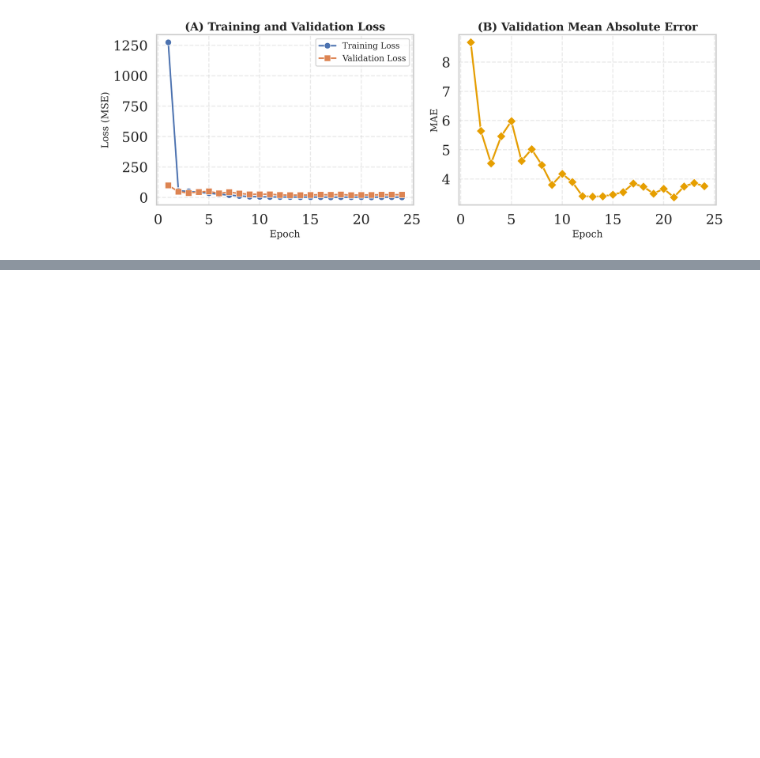
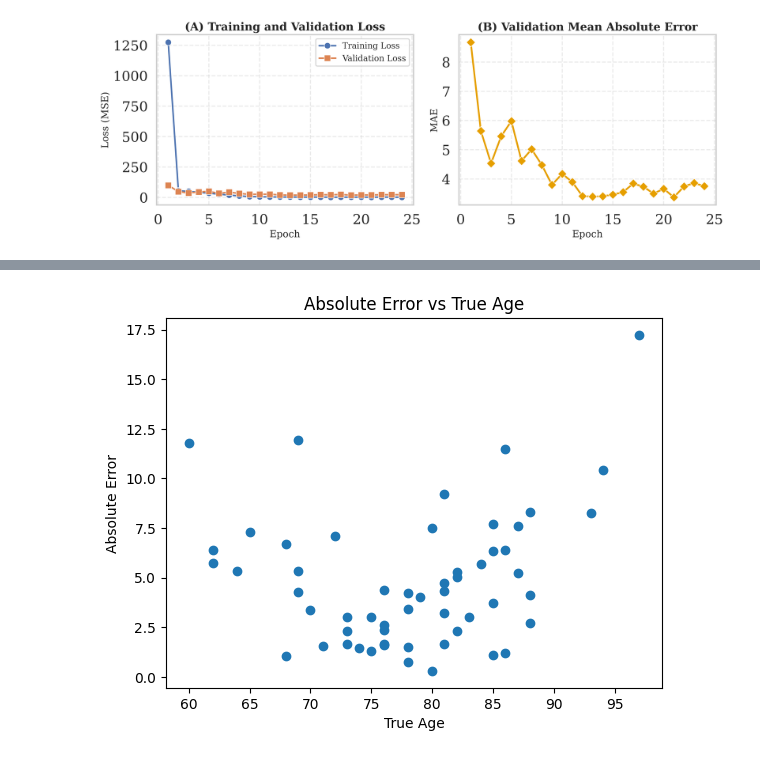
Before and after one commit to Dr-andai/oasis_resnet, a Jupyter notebook: notebooks/results.ipynb, the cells around one changed output, grey strips where cells are left out. Saved outputs shown, nothing was run; the diff lists cells and outputs as text; code cells hidden in the pictures; blank space fills up the shorter version.

```diff
--- a/notebooks/results.ipynb
+++ b/notebooks/results.ipynb
@@ -54,0 +97,13 @@ predicted_ages = df_inference['predicted_age'].values
+# %%
+# Plot: MAE / RMSE vs True Age
+# per-sample errors
+abs_errors = np.abs(predicted_ages - true_ages)
+
+plt.figure()
+plt.scatter(true_ages, abs_errors)
+plt.title("Absolute Error vs True Age")
+plt.xlabel("True Age")
+plt.ylabel("Absolute Error")
+plt.show()
+# %% [output]
+[figure, added]
```
Also changed, not shown: parts of 9 cells of this notebook, 14 other files.
